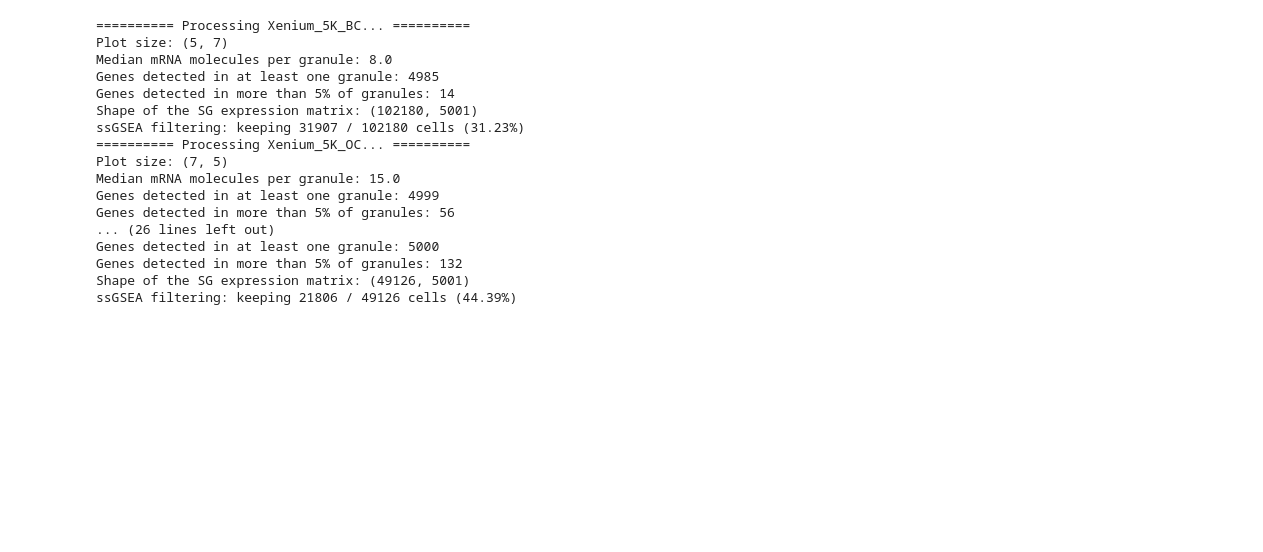
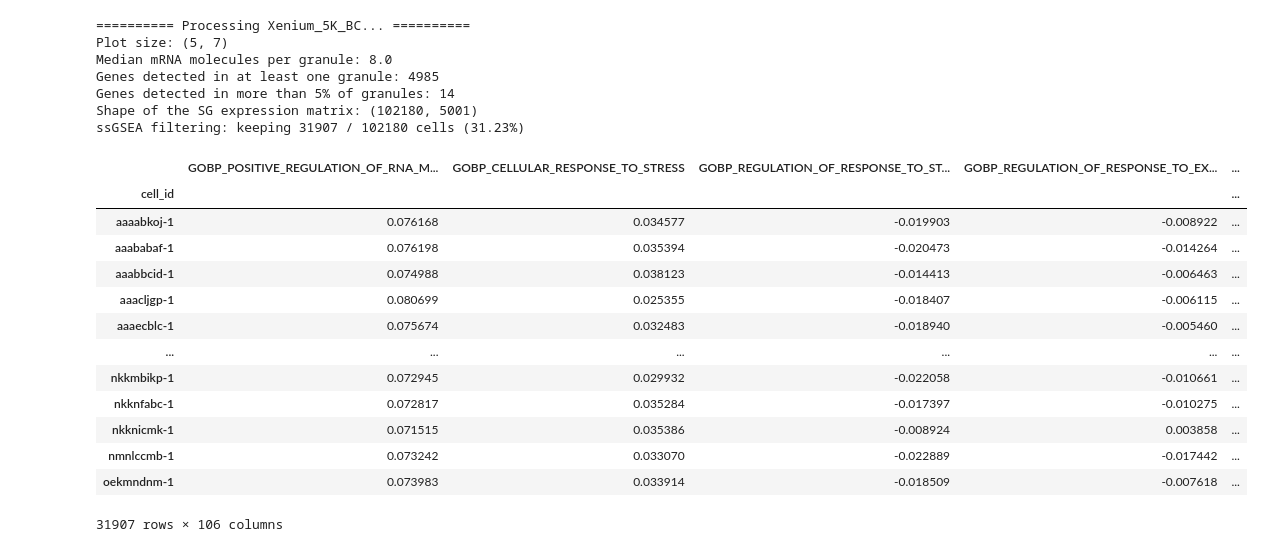
Before and after one commit to chen-yang-yuan/AIVC, a Jupyter notebook: code/2_outcome/4_ssGSEA_SG.ipynb, the cells around one changed output. Saved outputs shown, nothing was run; the diff lists cells and outputs as text; code cells hidden in the pictures; blank space fills up the shorter version.

```diff
--- a/code/2_outcome/4_ssGSEA_SG.ipynb
+++ b/code/2_outcome/4_ssGSEA_SG.ipynb
@@ -148,7 +148,8 @@ settings = {"Xenium_5K_BC": {"cell_type_label": True},
             "Xenium_5K_Prostate": {"cell_type_label": False},
             "Xenium_5K_Skin": {"cell_type_label": False}}
 
-for data in settings.keys():
+# for data in settings.keys():
+for data in ["Xenium_5K_BC"]:
 
     print(f"========== Processing {data}... ==========")
 
@@ -232,7 +233,8 @@ for data in settings.keys():
     print(f"Shape of the SG expression matrix: {X_sg.shape}")
 
     # run ssGSEA on SG expression
-    gmt_path = utils_dir + "hallmark_pathways_filtered.gmt"
+    # gmt_path = utils_dir + "hallmark_pathways_filtered.gmt"
+    gmt_path = utils_dir + "all_pathways_filtered.gmt"
     scores_all = ssGSEA_from_cellxgene_npz_filtered(
             npz_path = data_dir + "processed_data/SG_expression_matrix.npz",
             cell_ids = cell_ids,
@@ -278,7 +280,7 @@ for data in settings.keys():
                             Patch(facecolor="lightgray", edgecolor="black", label="Not significant")]
 
         # boxplot of all pathways
-        plt.figure(figsize=(15, 6))
+        plt.figure(figsize=(25, 6))
         ax = sns.boxplot(data=scores_long, x="Pathway", y="NES", order=global_order, showfliers=False, palette=palette)
         ax.axhline(0, color="black", linestyle="--", linewidth=0.8)
         ax.set_xticklabels(global_order_labels, rotation=45, ha="right", fontsize=8)
@@ -321,13 +323,20 @@ Genes detected in at least one granule: 4985
 Genes detected in more than 5% of granules: 14
 Shape of the SG expression matrix: (102180, 5001)
 ssGSEA filtering: keeping 31907 / 102180 cells (31.23%)
-========== Processing Xenium_5K_OC... ==========
-Plot size: (7, 5)
-Median mRNA molecules per granule: 15.0
-Genes detected in at least one granule: 4999
-Genes detected in more than 5% of granules: 56
-... (26 lines left out)
-Genes detected in at least one granule: 5000
-Genes detected in more than 5% of granules: 132
-Shape of the SG expression matrix: (49126, 5001)
-ssGSEA filtering: keeping 21806 / 49126 cells (44.39%)
+# %%
+scores
+# %% [output]
+|  | GOBP_POSITIVE_REGULATION_OF_RNA_M... | GOBP_CELLULAR_RESPONSE_TO_STRESS | GOBP_REGULATION_OF_RESPONSE_TO_ST... | GOBP_REGULATION_OF_RESPONSE_TO_EX... | ... |
+| cell_id |  |  |  |  | ... |
+| aaaabkoj-1 | 0.076168 | 0.034577 | -0.019903 | -0.008922 | ... |
+| aaababaf-1 | 0.076198 | 0.035394 | -0.020473 | -0.014264 | ... |
+| aaabbcid-1 | 0.074988 | 0.038123 | -0.014413 | -0.006463 | ... |
+| aaacljgp-1 | 0.080699 | 0.025355 | -0.018407 | -0.006115 | ... |
+| aaaecblc-1 | 0.075674 | 0.032483 | -0.018940 | -0.005460 | ... |
+| ... | ... | ... | ... | ... | ... |
+| nkkmbikp-1 | 0.072945 | 0.029932 | -0.022058 | -0.010661 | ... |
+| nkknfabc-1 | 0.072817 | 0.035284 | -0.017397 | -0.010275 | ... |
+| nkknicmk-1 | 0.071515 | 0.035386 | -0.008924 | 0.003858 | ... |
+| nmnlccmb-1 | 0.073242 | 0.033070 | -0.022889 | -0.017442 | ... |
+| oekmndnm-1 | 0.073983 | 0.033914 | -0.018509 | -0.007618 | ... |
+31907 rows × 106 columns
```
Also changed, not shown: 7 other files.
